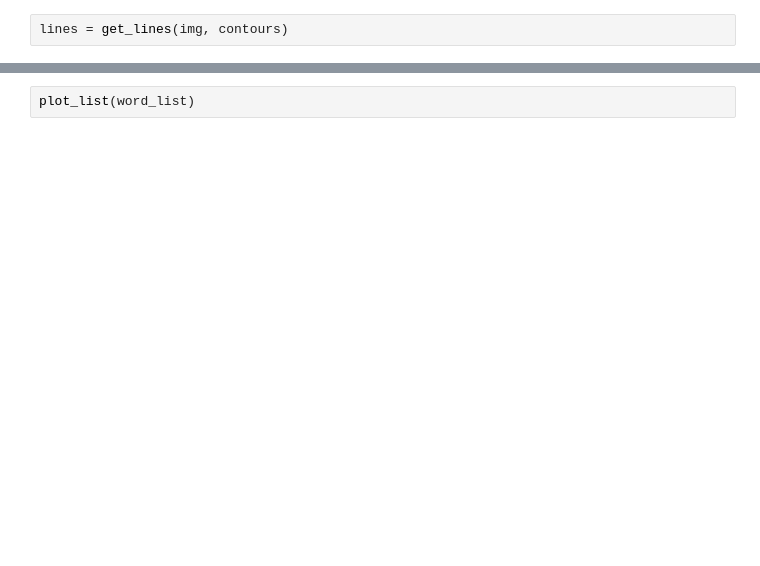
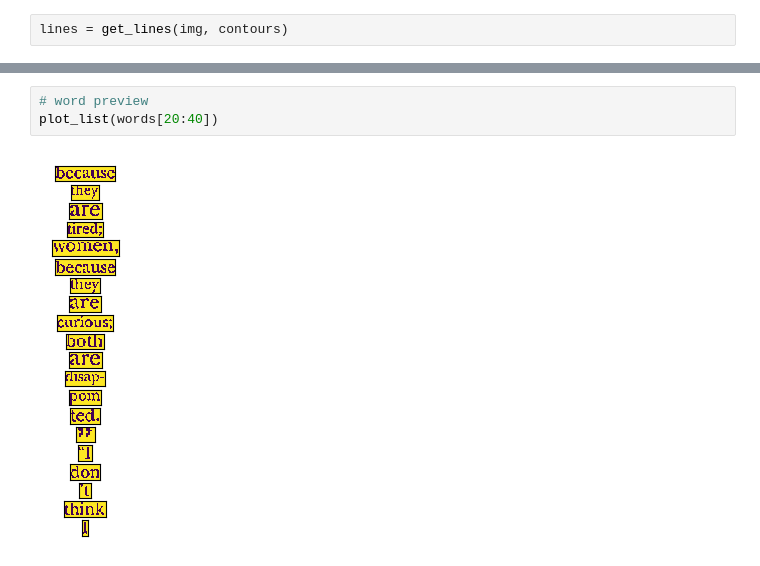
Before and after one commit to jeyeh/COS429-Final-Project, a Jupyter notebook: model.ipynb, the cells around one changed output, grey strips where cells are left out. Saved outputs shown, nothing was run; the diff lists cells and outputs as text; blank space fills up the shorter version.

```diff
--- a/model.ipynb
+++ b/model.ipynb
@@ -32,2 +36,5 @@ word_list, thresh, image_with_boxes, dilate = get_words(lines[5])
 # %%
-plot_list(word_list)
+# word preview
+plot_list(words[20:40])
+# %% [output]
+[figure, added]
```
Also changed, not shown: parts of 8 cells of this notebook, 3 other files.
